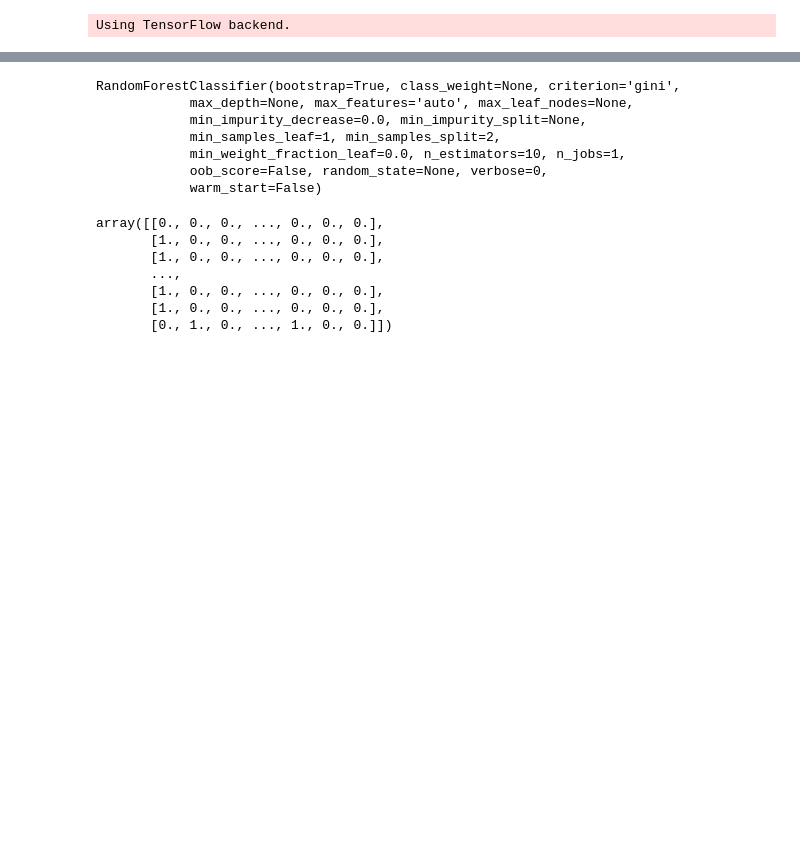
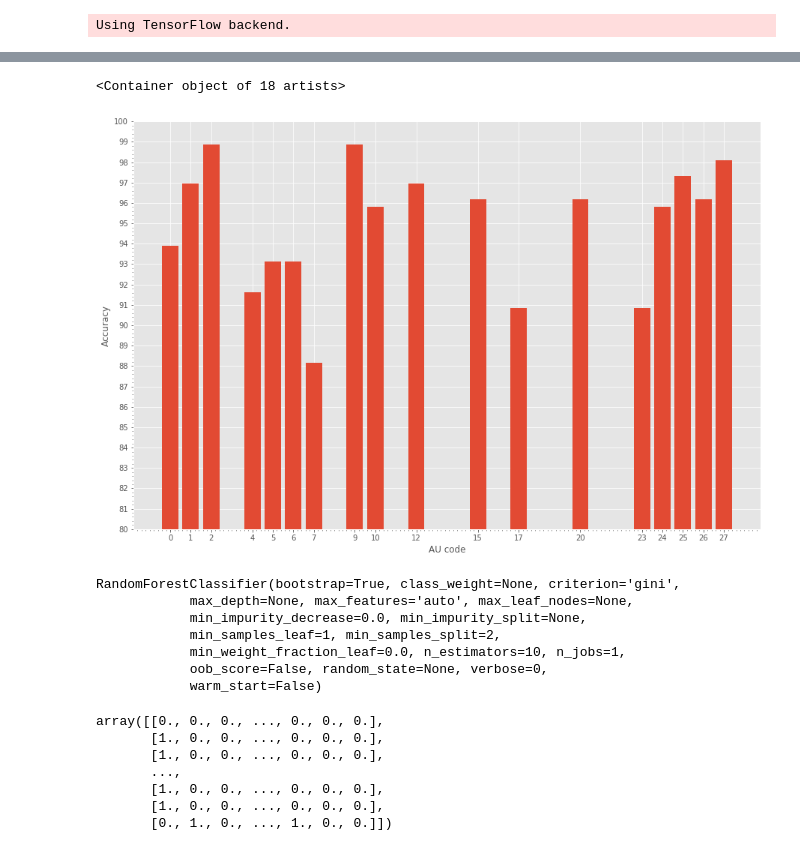
Before and after one commit to SunProg/do-neural-networks-learn-faus-iccvw-2015, a Jupyter notebook: feature-au.ipynb, the cells around one changed output, grey strips where cells are left out. Cells and saved outputs as stored; diff of their text form; code cells hidden in the pictures; blank space fills up the shorter version.

Commit message:
arrange accuracy

```diff
--- a/feature-au.ipynb
+++ b/feature-au.ipynb
@@ -84,0 +132,8 @@ Epoch 1000/1000
+# %%
+facs_accuracy = pd.DataFrame(facs_accuracy, index=range(1))
+# %%
+facs_acc_percent = facs_accuracy.applymap(lambda x : x /262*100)
+# %%
+facs_acc_percent = facs_acc_percent.T
+# %%
+facs_acc_percent.columns = ['Accuracy']
@@ -85,3 +160,16 @@ Epoch 1000/1000
+# %%
+plt.figure(figsize=(15,10))
+plt.style.use('ggplot')
+plt.ylabel('Accuracy')
+plt.xlabel('AU code')
+plt.minorticks_on()
+plt.xticks(facs_acc_percent.index)
+plt.ylim((80,100))
+plt.yticks(np.arange(80,101,1))
+plt.bar(list(facs_acc_percent.index), facs_acc_percent['Accuracy'])
+# %% [output]
+<Container object of 18 artists>
+[figure, added]
 # %%
 from sklearn.ensemble import RandomForestClassifier
 # %%
```
Also changed, not shown: parts of 10 cells of this notebook.
